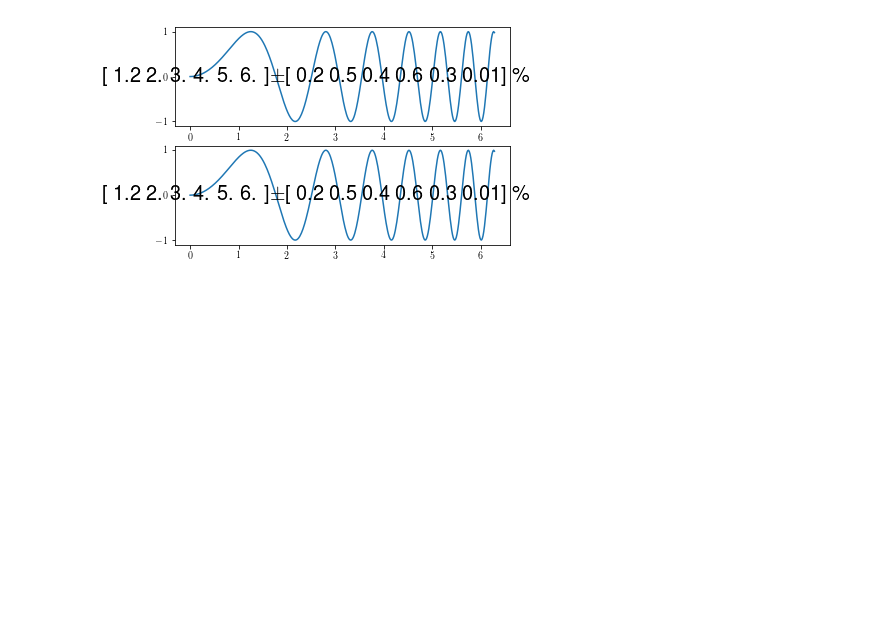
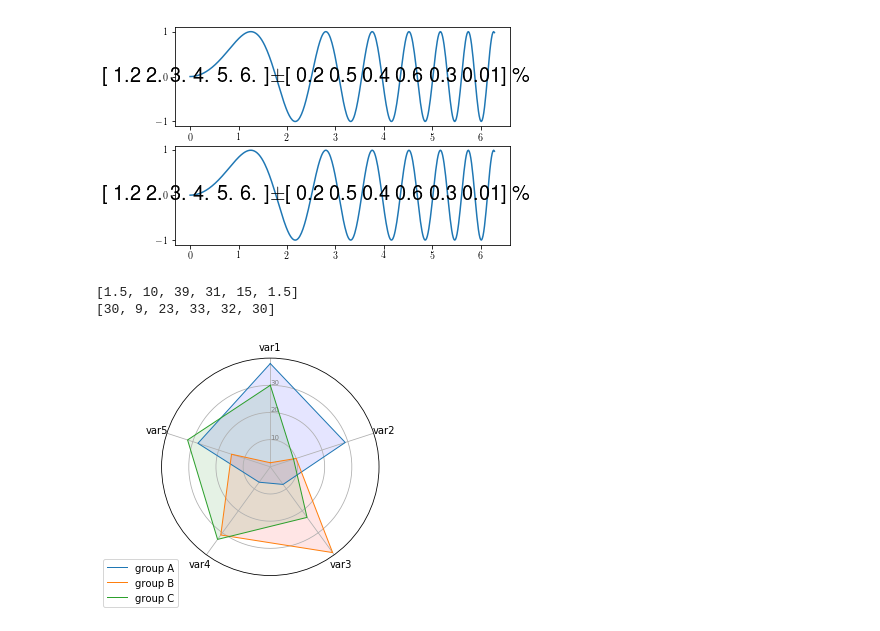
Before and after one commit to shyamsrinivasan/ident, a Jupyter notebook: ident/python2/ss-ident/scratch_file.ipynb, the cells around one changed output. Saved outputs shown, nothing was run; the diff lists cells and outputs as text; code cells hidden in the pictures; blank space fills up the shorter version.

Commit message:
new example on spider plots with multiple individuals

```diff
--- a/ident/python2/ss-ident/scratch_file.ipynb
+++ b/ident/python2/ss-ident/scratch_file.ipynb
@@ -485,3 +485,67 @@ plt.show()
 # %% [output]
 1.2 + 0.2%
 [figure]
+# %%
+# pandas data structure example
+import matplotlib.pyplot as plt
+import pandas as pd
+from math import pi
+
+
+# Set data
+df_plot_values = {'A': [38, 29, 8, 7, 28],
+                  'B': [1.5, 10, 39, 31, 15],
+                  'C':[30, 9, 23, 33, 32]}
+categories = ['var1', 'var2', 'var3', 'var4', 'var5']
+
+# number of variable
+N = len(categories)
+
+# What will be the angle of each axis in the plot? (we divide the plot / number of variable)
+angles = [n / float(N) * 2 * pi for n in range(N)]
+angles += angles[:1]
+
+# Initialise the spider plot
+ax = plt.subplot(111, polar=True)
+
+# If you want the first axis to be on top:
+ax.set_theta_offset(pi / 2)
+ax.set_theta_direction(-1)
+
+# Draw one axe per variable + add labels labels yet
+plt.xticks(angles[:-1], categories)
+
+# Draw ylabels
+ax.set_rlabel_position(0)
+plt.yticks([10,20,30], ["10","20","30"], color="grey", size=7)
+plt.ylim(0,40)
+
+# Ind1
+values = df_plot_values["A"]
+values += values[:1]
+values = [float(ival) for ival in values]
+ax.plot(angles, values, linewidth=1, linestyle='solid', label="group A")
+ax.fill(angles, values, 'b', alpha=0.1)
+
+# Ind2
+values = df_plot_values["B"]
+values += values[:1]
+print values
+values = [float(ival) for ival in values]
+ax.plot(angles, values, linewidth=1, linestyle='solid', label="group B")
+ax.fill(angles, values, 'r', alpha=0.1)
+plt.legend(loc='upper right', bbox_to_anchor=(0.1, 0.1))
+
+# Ind3
+values = df_plot_values["C"]
+values += values[:1]
+print values
+values = [float(ival) for ival in values]
+ax.plot(angles, values, linewidth=1, linestyle='solid', label="group C")
+ax.fill(angles, values, 'g', alpha=0.1)
+plt.legend(loc='upper right', bbox_to_anchor=(0.1, 0.1))
+plt.show()
+# %% [output]
+[1.5, 10, 39, 31, 15, 1.5]
+[30, 9, 23, 33, 32, 30]
+[figure, added]
```
Also changed, not shown: parts of 1 cell of this notebook.
